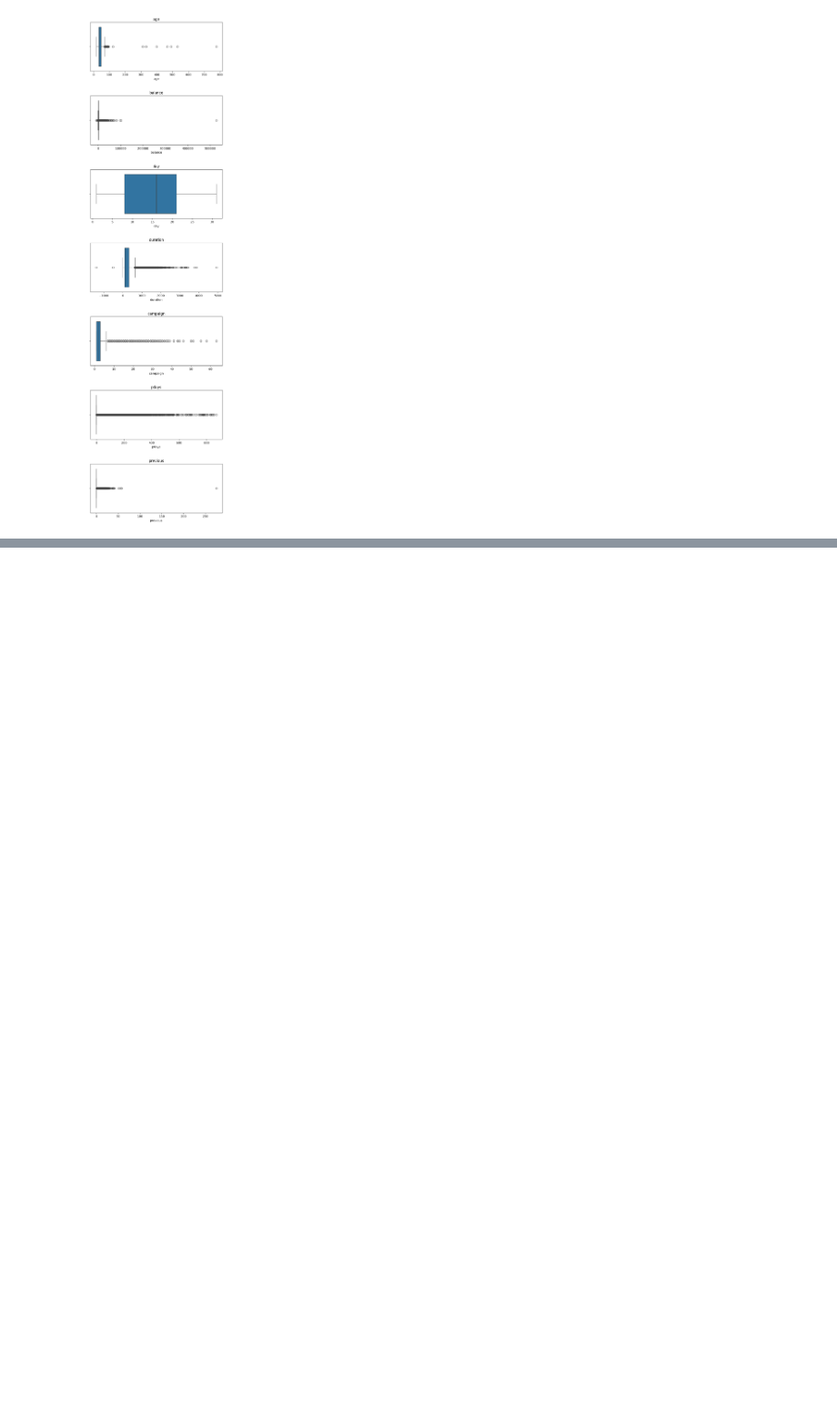
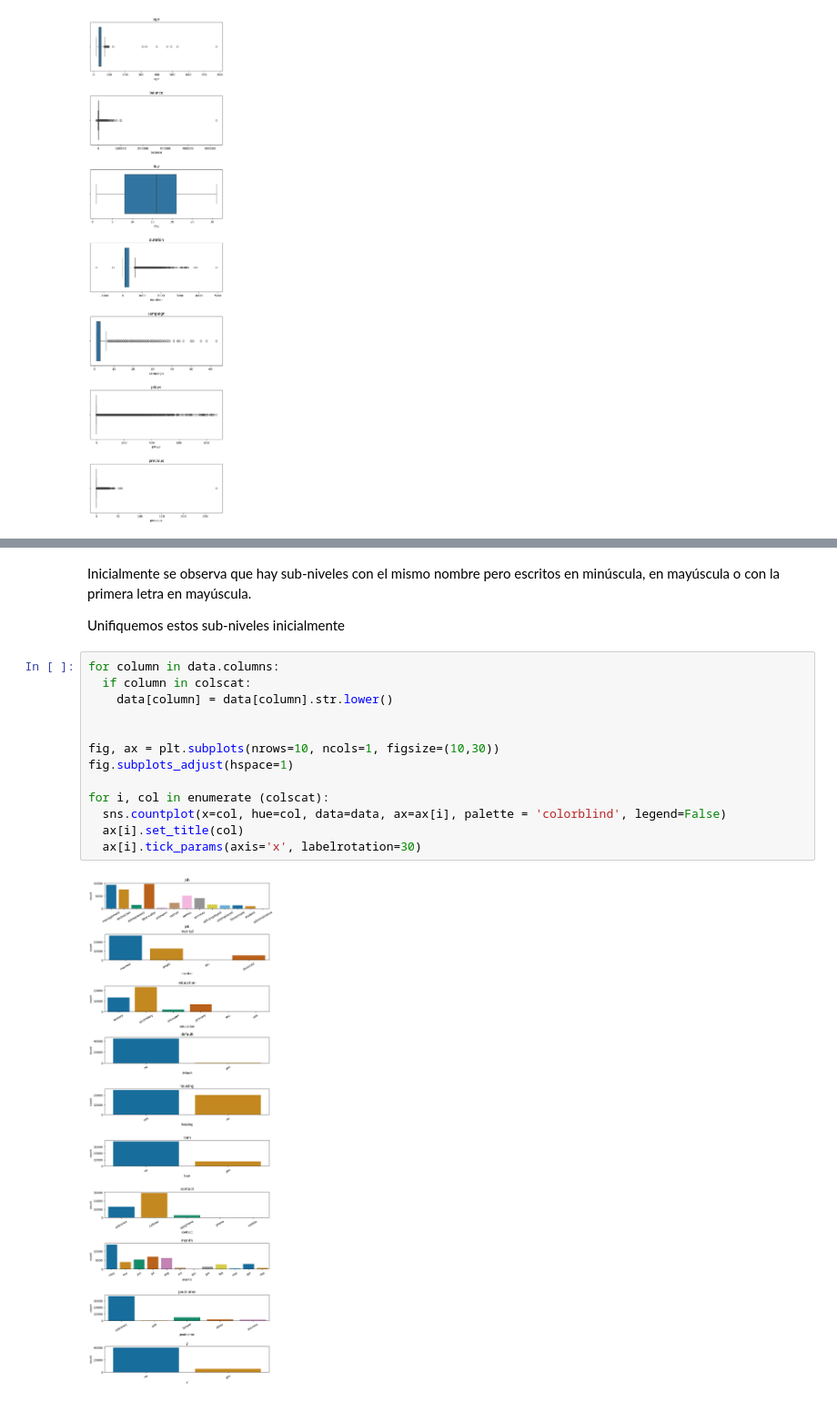
Before and after one commit to NeverShoutLala/Talento-Tech, a Jupyter notebook: Limpieza_de_datos.ipynb, the cells around one changed output, grey strips where cells are left out. Shown: that part at 91% size. Cells and saved outputs as stored; diff of their text form; blank space fills up the shorter version.

```diff
--- a/Limpieza_de_datos.ipynb
+++ b/Limpieza_de_datos.ipynb
@@ -267,0 +294,19 @@ Tamaño del set después de eliminar registros de duración:(45197, 17)
+# %% [markdown]
+Inicialmente se observa que hay sub-niveles con el mismo nombre pero escritos en minúscula, en mayúscula o con la primera letra en mayúscula.
+
+Unifiquemos estos sub-niveles inicialmente
+# %%
+for column in data.columns:
+  if column in colscat:
+    data[column] = data[column].str.lower()
+
+
+fig, ax = plt.subplots(nrows=10, ncols=1, figsize=(10,30))
+fig.subplots_adjust(hspace=1)
+
+for i, col in enumerate (colscat):
+  sns.countplot(x=col, hue=col, data=data, ax=ax[i], palette = 'colorblind', legend=False)
+  ax[i].set_title(col)
+  ax[i].tick_params(axis='x', labelrotation=30)
+# %% [output]
+[figure, added]
```
Also changed, not shown: parts of 20 cells of this notebook.
